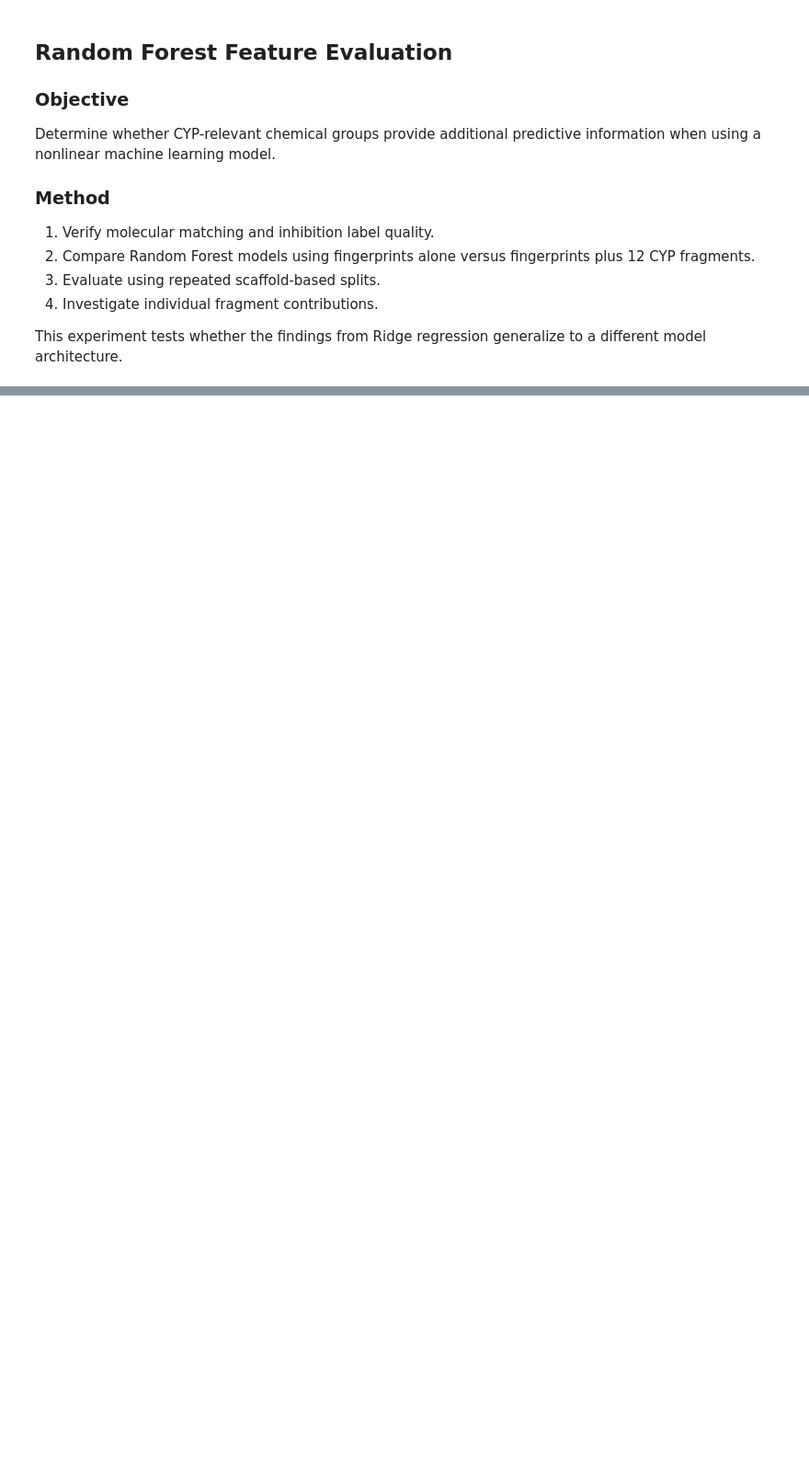
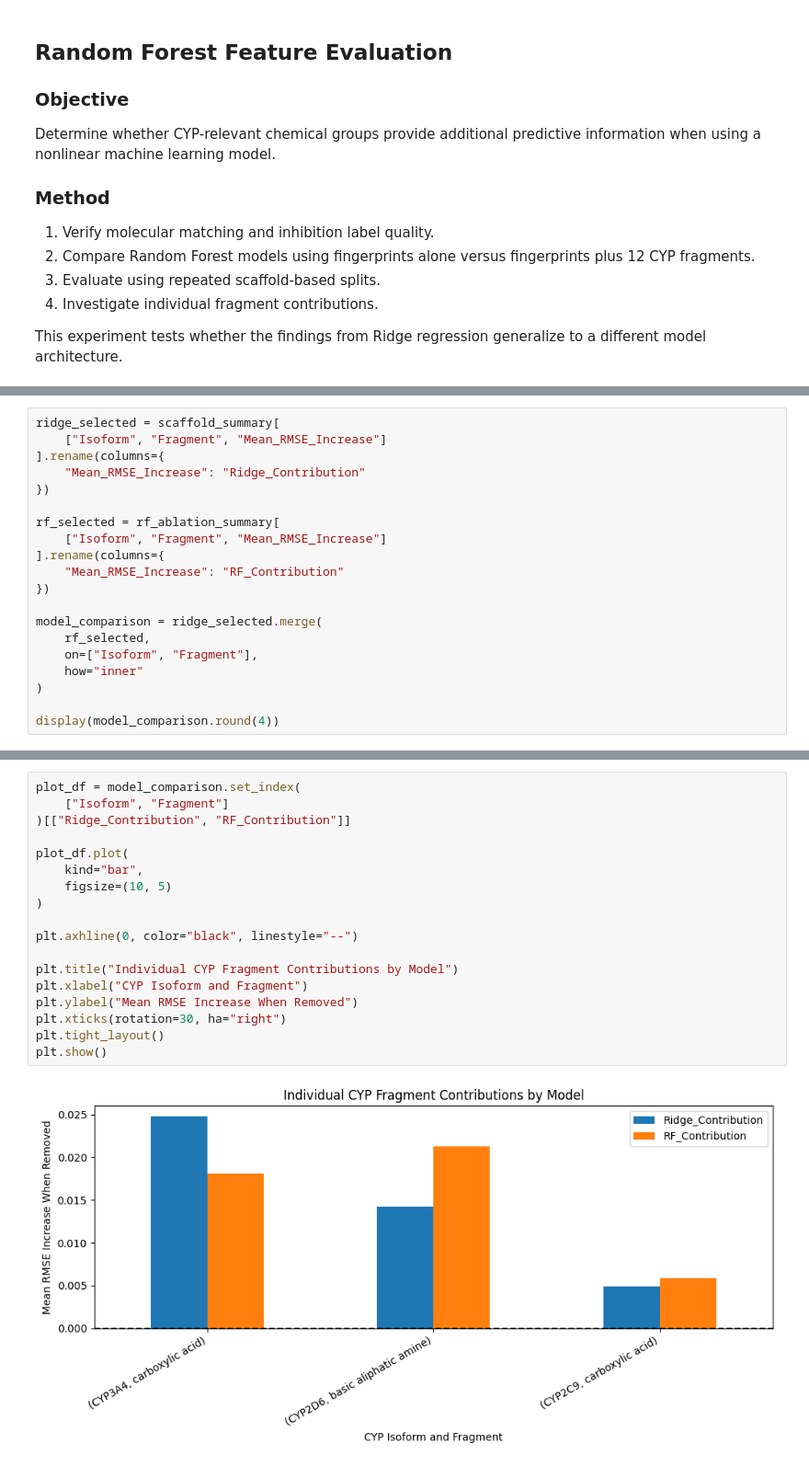
Before and after one commit to RydenT244/cyp-fragment-analysis, a Jupyter notebook: notebooks/04_feature_evaluation.ipynb, the cells around one changed output, grey strips where cells are left out. Shown at 92% size. Cells and saved outputs as stored; diff of their text form; blank space fills up the shorter version.

```diff
--- a/notebooks/04_feature_evaluation.ipynb
+++ b/notebooks/04_feature_evaluation.ipynb
@@ -1328,0 +1721,20 @@ generalize to a different model architecture.
+# %%
+ridge_selected = scaffold_summary[
+    ["Isoform", "Fragment", "Mean_RMSE_Increase"]
+].rename(columns={
+    "Mean_RMSE_Increase": "Ridge_Contribution"
+})
+
+rf_selected = rf_ablation_summary[
+    ["Isoform", "Fragment", "Mean_RMSE_Increase"]
+].rename(columns={
+    "Mean_RMSE_Increase": "RF_Contribution"
+})
+
+model_comparison = ridge_selected.merge(
+    rf_selected,
+    on=["Isoform", "Fragment"],
+    how="inner"
+)
+
+display(model_comparison.round(4))
@@ -1328,0 +1746,20 @@ generalize to a different model architecture.
+# %%
+plot_df = model_comparison.set_index(
+    ["Isoform", "Fragment"]
+)[["Ridge_Contribution", "RF_Contribution"]]
+
+plot_df.plot(
+    kind="bar",
+    figsize=(10, 5)
+)
+
+plt.axhline(0, color="black", linestyle="--")
+
+plt.title("Individual CYP Fragment Contributions by Model")
+plt.xlabel("CYP Isoform and Fragment")
+plt.ylabel("Mean RMSE Increase When Removed")
+plt.xticks(rotation=30, ha="right")
+plt.tight_layout()
+plt.show()
+# %% [output]
+[figure, added]
```
Also changed, not shown: parts of 17 cells of this notebook.
